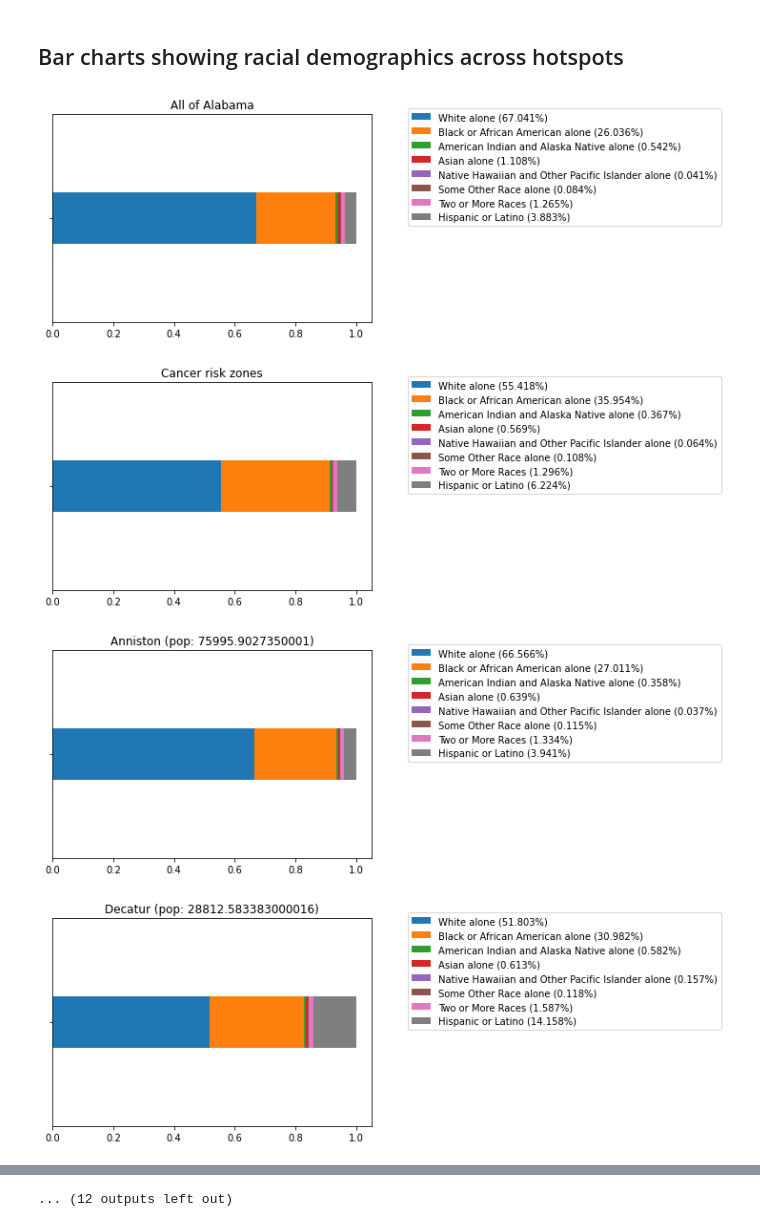
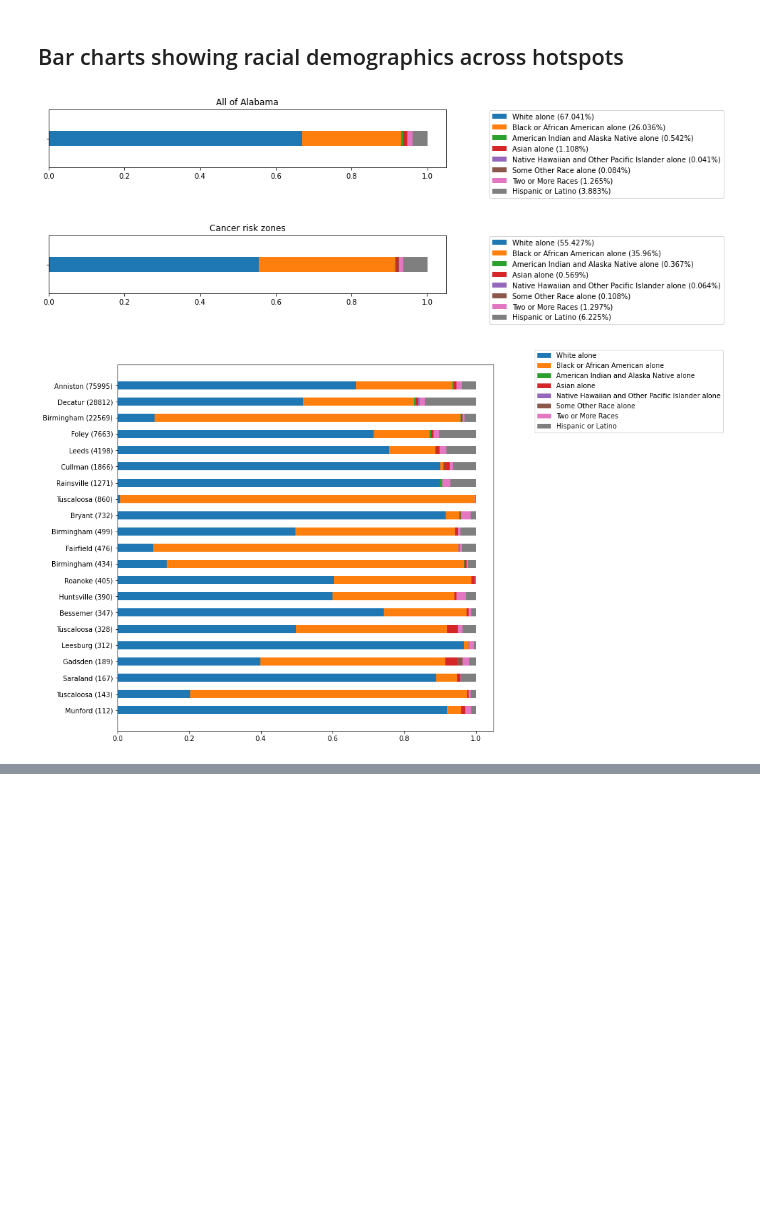
Before and after one commit to jasondamico/d3-visualizations, a Jupyter notebook: propublica_hotspots/eda/racial_distribution.ipynb, the cells around one changed output, grey strips where cells are left out. Cells and saved outputs as stored; diff of their text form; code cells hidden in the pictures; blank space fills up the shorter version.

Commit message:
Create small multiples plot for all hotspots

```diff
--- a/propublica_hotspots/eda/racial_distribution.ipynb
+++ b/propublica_hotspots/eda/racial_distribution.ipynb
@@ -47,7 +48,7 @@ hotspots_df
 # %% [markdown]
 ## Bar charts showing racial demographics across hotspots
 # %%
-def show_race_stack_bar_chart(data, data_name=None):
+def show_race_stack_bar_chart(data, data_name=None, byrow=False):
     race_cols = [
         'White alone',
         'Black or African American alone',
@@ -59,29 +60,47 @@ def show_race_stack_bar_chart(data, data_name=None):
         'Hispanic or Latino'
     ]
 
-    # Check that data is a DataFrame, simply get total if not (assuming it is a series)
-    total = data["Total"].sum() if isinstance(data, pd.DataFrame) else data["Total"]
     percs = []
 
-    for col in race_cols:
-        race_count = data[col].sum() if isinstance(data, pd.DataFrame) else data[col]
-        perc = race_count / total
+    if byrow:
+        plt.figure(figsize=(10,10))
 
-        plt.barh(["", "", ""], perc, 0.1, left=sum(percs))
-        percs.append(perc)
+        names = data["place"] + " (" + data["Total"].astype(str) + ")"
 
-    plt.legend([f"{race_cols[i]} ({round(percs[i] * 100, 3)}%)" for i in range(len(race_cols))], bbox_to_anchor=(1.1, 1.05))
-    plt.title(data_name)
-    plt.ylim(-0.2, 0.2)
-    plt.show()
+        # Assertion: all rows will be converted to bars and placed on same plot
+        for col in race_cols:
+            perc = data[col + " %"]
+
+            plt.barh(names, perc, 0.5, left=sum(percs))
+            percs.append(perc)
+
+        plt.legend([f"{race_cols[i]}" for i in range(len(race_cols))], bbox_to_anchor=(1.1, 1.05))
+        plt.show()
+    else:
+        # Check that data is a DataFrame, simply get total if not (assuming it is a series)
+        total = data["Total"].sum() if isinstance(data, pd.DataFrame) else data["Total"]
+
+        plt.figure(figsize=(10,1.5))
+
+        for col in race_cols:
+            race_count = data[col].sum() if isinstance(data, pd.DataFrame) else data[col]
+            perc = race_count / total
+
+            plt.barh(["", "", ""], perc, 0.1, left=sum(percs))
+            percs.append(perc)
+
+        plt.legend([f"{race_cols[i]} ({round(percs[i] * 100, 3)}%)" for i in range(len(race_cols))], bbox_to_anchor=(1.1, 1.05))
+        plt.title(data_name)
+        plt.ylim(-0.2, 0.2)
+        plt.show()
 # %%
 show_race_stack_bar_chart(gridspaces_df, "All of Alabama")
 show_race_stack_bar_chart(hotspots_df, "Cancer risk zones")
 
 # Visualize racial demographics for all hotspots
-hotspots_df.loc[hotspots_df["Total"] > 100].sort_values("Total", ascending=False).apply(lambda x: show_race_stack_bar_chart(x, data_name=f"{x['place']} (pop: {x['Total']})"), axis=1)
+# hotspots_df.loc[hotspots_df["Total"] > 100].sort_values("Total", ascending=False).apply(lambda x: show_race_stack_bar_chart(x, data_name=f"{x['place']} (pop: {x['Total']})"), axis=1)
+show_race_stack_bar_chart(hotspots_df[hotspots_df["Total"] > 100].sort_values("Total", ascending=True), "foo", byrow=True)
 # %% [output]
-[figure, old version]
+[figure, new version]
-[figure, old version]
+[figure, new version]
-[figure, old version]
+[figure, new version]
-[figure, removed]
@@ -96 +106,0 @@ hotspots_df.loc[hotspots_df["Total"] > 100].sort_values("Total", ascending=False
-... (12 outputs left out)
```
Also changed, not shown: parts of 2 cells of this notebook.
